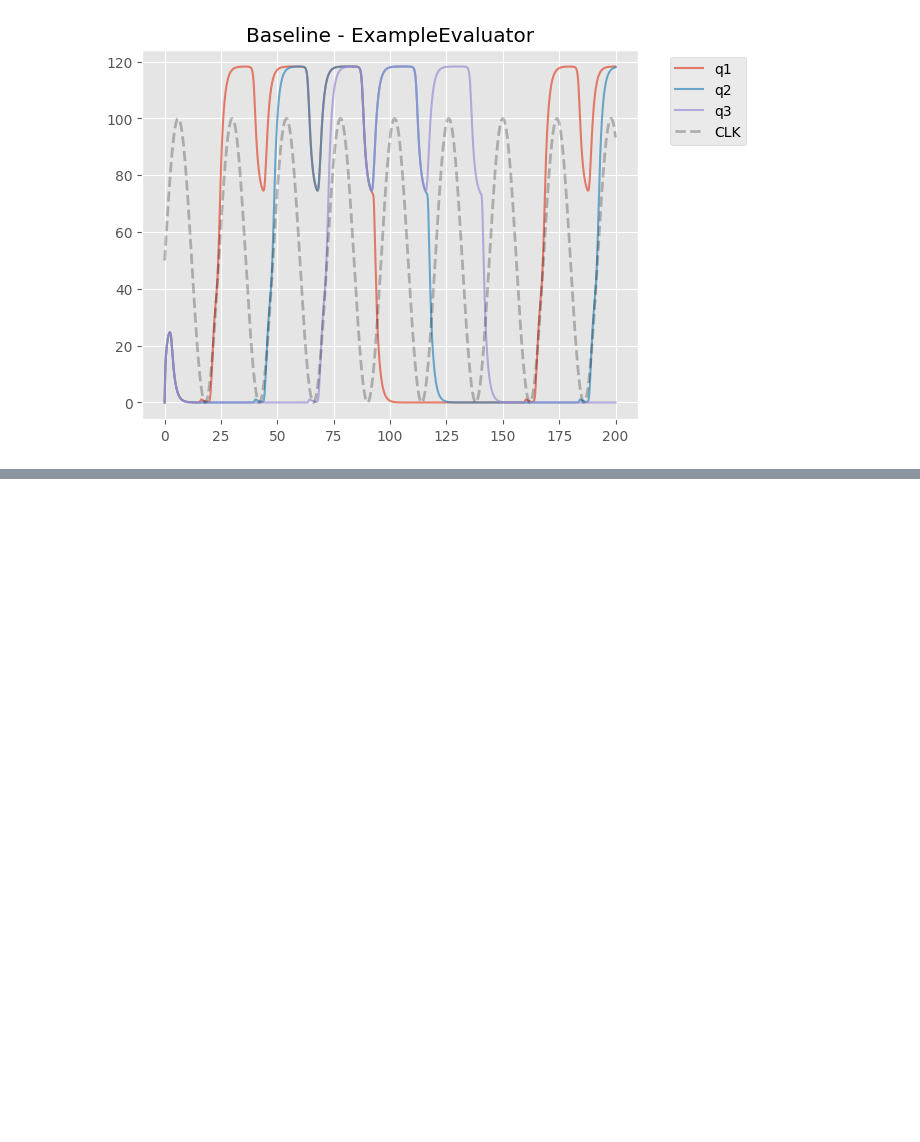
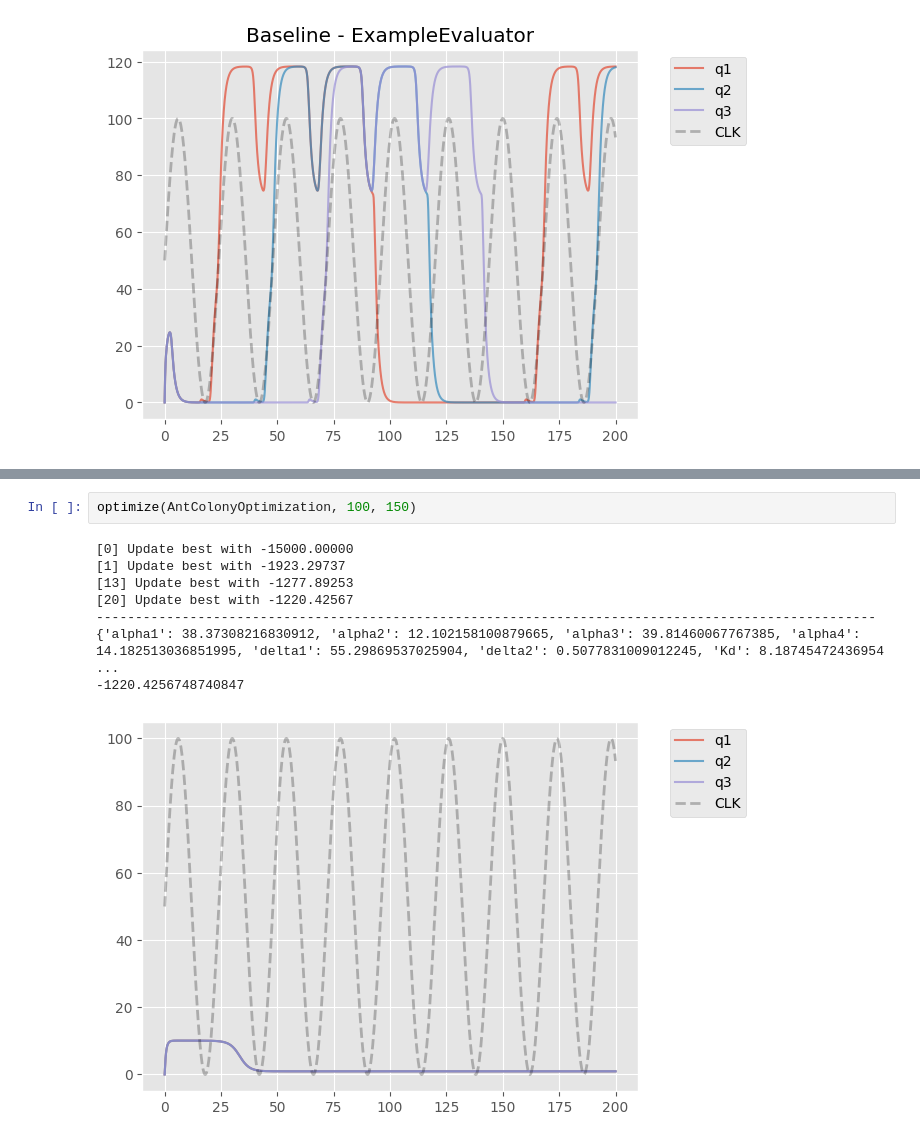
Before and after one commit to JanezSedeljsak/seq-circuit-param-optimization, a Jupyter notebook: notebook_v2.ipynb, the cells around one changed output, grey strips where cells are left out. Drawn from its saved outputs; the diff is of its cells as text; blank space fills up the shorter version.

```diff
--- a/notebook_v2.ipynb
+++ b/notebook_v2.ipynb
@@ -54 +70,12 @@ optimize(GeneticAlgorithm, 10, 10)
+# %%
+optimize(AntColonyOptimization, 100, 150)
+# %% [output]
+[0] Update best with -15000.00000
+[1] Update best with -1923.29737
+[13] Update best with -1277.89253
+[20] Update best with -1220.42567
+----------------------------------------------------------------------------------------------------
+{'alpha1': 38.37308216830912, 'alpha2': 12.102158100879665, 'alpha3': 39.81460067767385, 'alpha4': 14.182513036851995, 'delta1': 55.29869537025904, 'delta2': 0.5077831009012245, 'Kd': 8.18745472436954 ...
+-1220.4256748740847
+[figure, added]
 # %%
```
Also changed, not shown: parts of 5 cells of this notebook, 10 other files.
